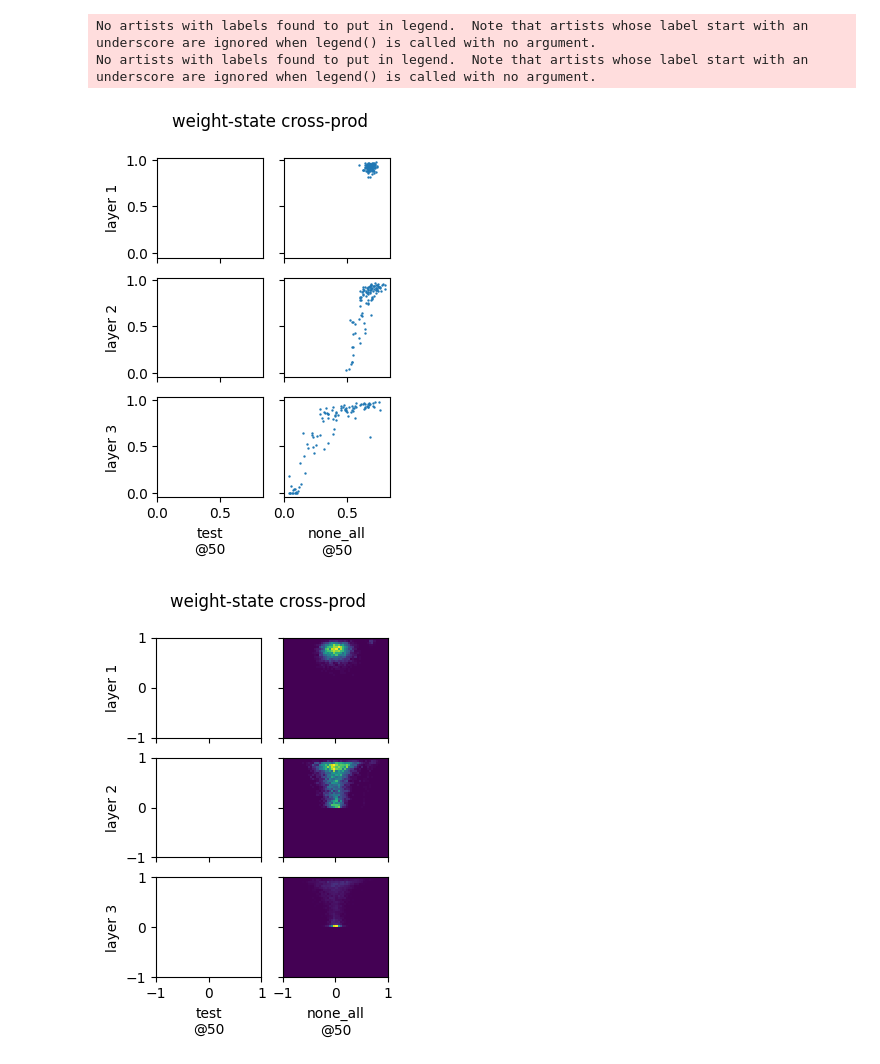
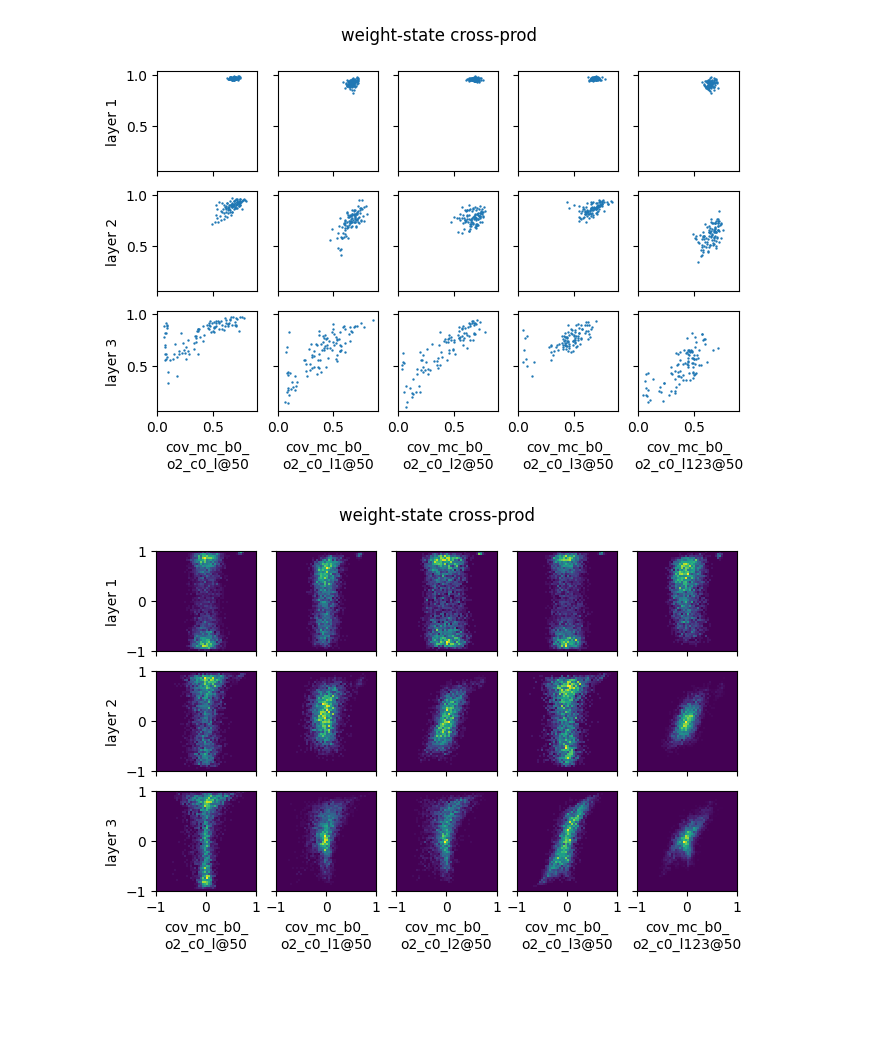
Before and after one commit to yingchenlin/kiln, a Jupyter notebook: dist.ipynb, the cells around one changed output. Saved outputs shown, nothing was run; the diff lists cells and outputs as text; code cells hidden in the pictures; blank space fills up the shorter version.

```diff
--- a/dist.ipynb
+++ b/dist.ipynb
@@ -64,8 +64,7 @@ def read_weight(state, i, flip):
 #group, tags = "cov", [f"cov_mc_b0_o2_c0{s}" for s in ("", "_lsg", "_wsg", "_psg")]
 #group, tags = "cov", ["cov_mc_b0_o2_c0"] + [f"cov_mc_b0_o2_c0{s}_l2"
 #    for s in ("", "_xsg", "_wsg", "_psg", "_lsg", "_gsg", "_hsg")]
-#group, tags = "cov", ["none_all"] + [f"cov_mc_b0_o2_c0{s}_l{l}" for s in ("",) for l in (1, 2)]
-group, tags = "schemes", ["test", "base_all"]
+group, tags = "cov", [f"{t}_{l}" for t in ("cov_mc_b0_o2_c0", "mean") for l in ("l", "l1", "l2", "l3", "l123")]
 #group, tags = "lin-apx", ("lin-apx_0", "lin-apx_0.5", "lin-apx_1.0", "lin-apx_1.5")
 #group, tags = "l2s", ("l2s_0", "l2s_1e-4", "l2s_5e-5", "l2s_2e-5", "l2s_1e-5", "l2s_5e-6")
 #group, tags = "l2w", ("l2w_0", "l2w_5e-2", "l2w_2e-2", "l2w_1e-2", "l2w_5e-3", "l2w_2e-3")
@@ -147,36 +145,34 @@ def hist1d_plot(ax, x, range, bins):
     ax.hist(x.flatten().numpy(), label="cross", range=range, bins=bins, histtype="step", density=True)
     ax.hist(x.diagonal().numpy(), label="self", range=range, bins=bins, histtype="step", density=True)
 
 def setplot(group, tags_epochs, layers, term, sign, scales, mapping, fn):
     xlabels = [f"{tag[:10]}\n{tag[10:]}@{epoch}" for tag, epoch in tags_epochs]
     ax_xy1 = gridplot(f"weight-state {term}", xlabels, layers)
     ax_xy2 = gridplot(f"weight-state {term}", xlabels, layers)
     ax_x = gridplot(f"weight {term}", xlabels, layers)
     ax_y = gridplot(f"state {term}", xlabels, layers)
     for i, (tag, epoch) in enumerate(tags_epochs):
         path = f"outputs/{group}/{tag}_0/checkpoint-{epoch}.pt"
         try:
             state = torch.load(path, map_location="cpu")
         except Exception:
             continue
         for j, layer in enumerate(layers):
-            w_m1, w_m2 = read_weight(state["model"], j*3+4, False)
-            s_m1, s_m2 = read_state(state["model"], j*3+3, sign)
+            w_m1, w_m2 = read_weight(state["model"], j*4+5, False)
+            s_m1, s_m2 = read_state(state["model"], j*4+2, sign)
             x, x_range = mapping(fn(w_m1, w_m2), scales[0])
             y, y_range = mapping(fn(s_m1, s_m2), scales[1])
             x_bins, y_bins = 50, 50
             hist2d_plot(ax_xy1[j][i], ax_xy2[j][i], x, y, (x_range, y_range), (x_bins, y_bins))
             hist1d_plot(ax_x[j][i], x, x_range, x_bins)
             hist1d_plot(ax_y[j][i], y, y_range, y_bins)
     ax_x[0][0].legend()
     ax_y[0][0].legend()
 
 term, sign, scales, mapping, fn = "cross-prod", False, (.5, .5), inf_map, lambda m1, m2: m2
 #term, sign, scales, mapping, fn = "covariance", False, (.5, .5), inf_map, cov
 #term, sign, scales, mapping, fn = "correlation", False, (1., 1.), lin_map, corr
 setplot(group, tags_epochs, layers, term, sign, scales, mapping, fn)
 # %% [output]
-No artists with labels found to put in legend.  Note that artists whose label start with an underscore are ignored when legend() is called with no argument.
-No artists with labels found to put in legend.  Note that artists whose label start with an underscore are ignored when legend() is called with no argument.
-[figure, old version]
+[figure, new version]
-[figure, old version]
+[figure, new version]
```
Also changed, not shown: parts of 2 cells of this notebook, 8 other files.
